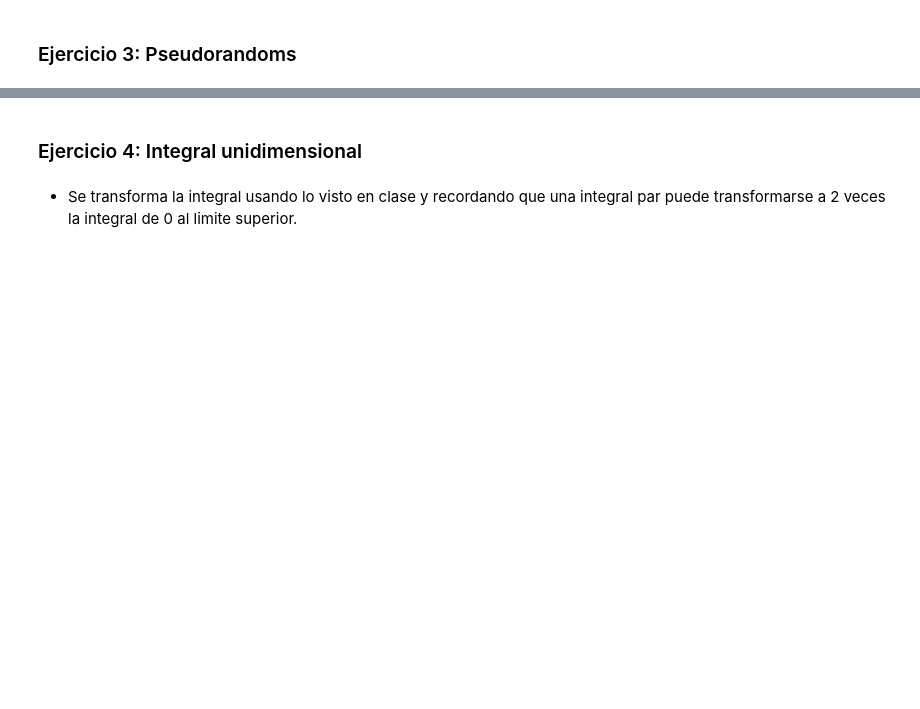
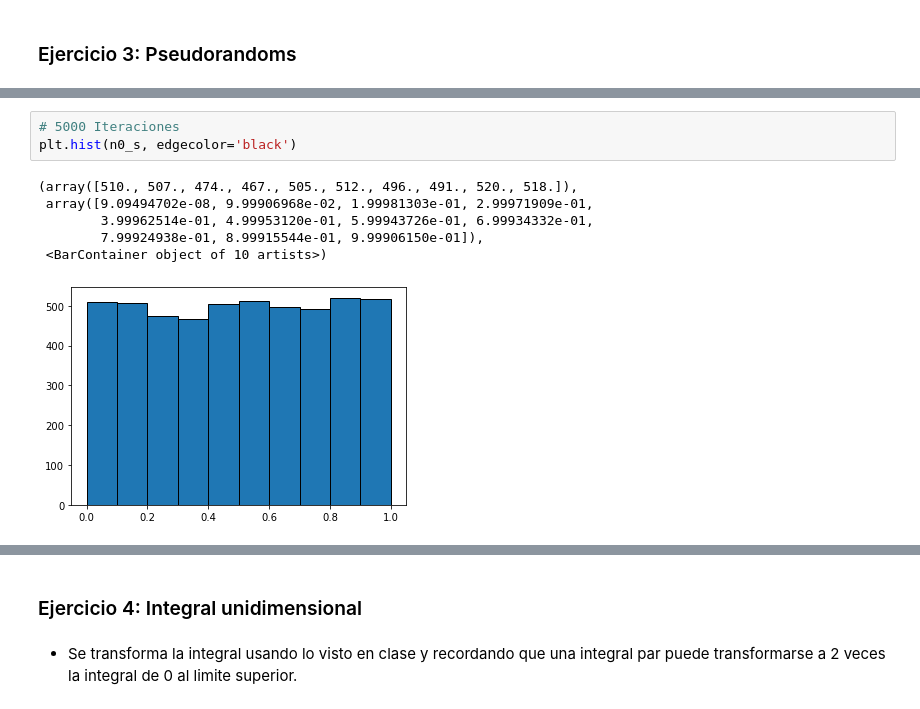
Before and after one commit to RodrigoZea/MiniproyectoModSim, a Jupyter notebook: miniproyecto1.ipynb, the cells around one changed output, grey strips where cells are left out. Cells and saved outputs as stored; diff of their text form; blank space fills up the shorter version.

```diff
--- a/miniproyecto1.ipynb
+++ b/miniproyecto1.ipynb
@@ -92,0 +109,10 @@ plt.hist(n0, edgecolor='black')
+# %%
+# 5000 Iteraciones
+plt.hist(n0_s, edgecolor='black')
+# %% [output]
+(array([510., 507., 474., 467., 505., 512., 496., 491., 520., 518.]),
+ array([9.09494702e-08, 9.99906968e-02, 1.99981303e-01, 2.99971909e-01,
+        3.99962514e-01, 4.99953120e-01, 5.99943726e-01, 6.99934332e-01,
+        7.99924938e-01, 8.99915544e-01, 9.99906150e-01]),
+ <BarContainer object of 10 artists>)
+[figure, added]
```
Also changed, not shown: parts of 19 cells of this notebook.
